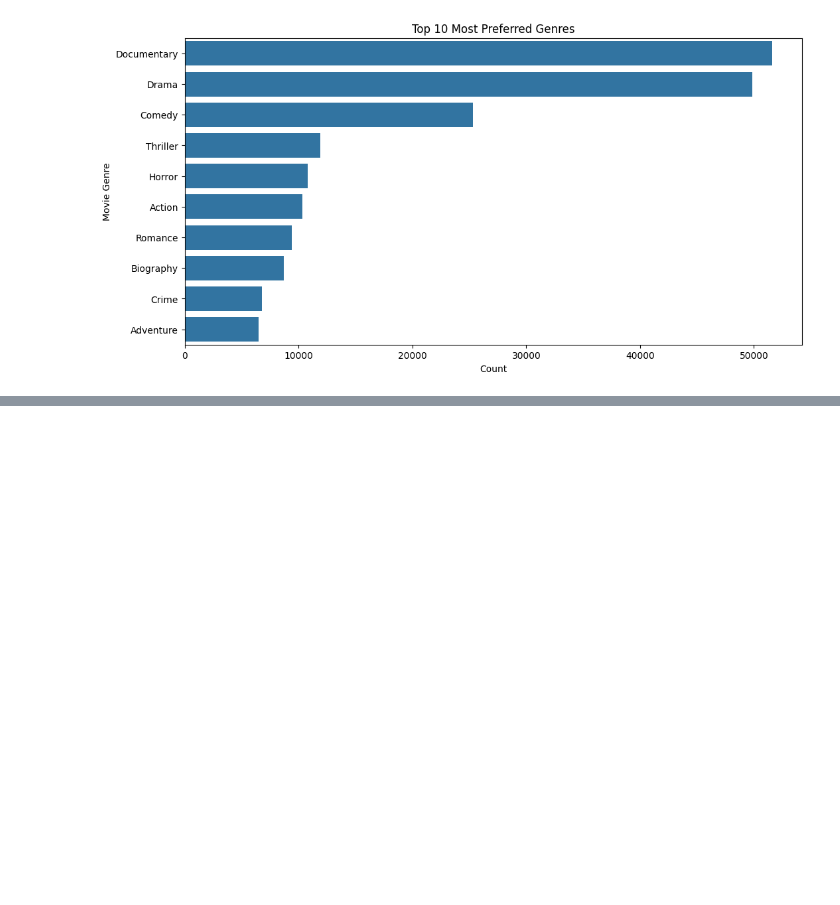
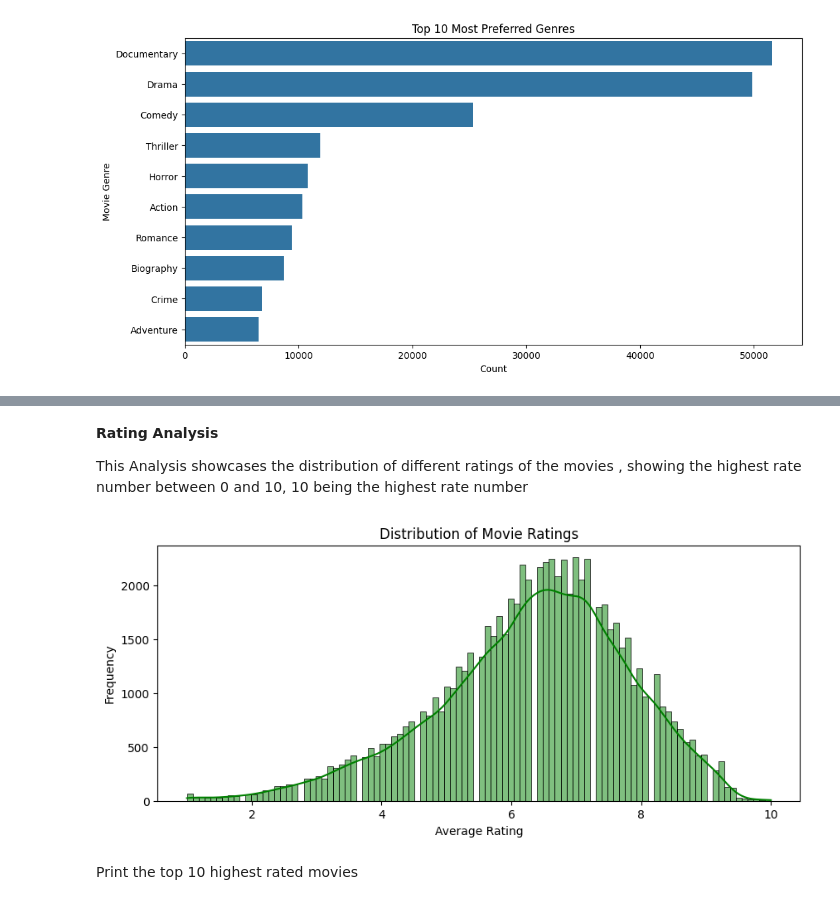
Before and after one commit to Lilian624/Microsoft-Movies-Project-1, a Jupyter notebook: student.ipynb, the cells around one changed output, grey strips where cells are left out. Drawn from its saved outputs; the diff is of its cells as text; code cells hidden in the pictures; blank space fills up the shorter version.

```diff
--- a/student.ipynb
+++ b/student.ipynb
@@ -475,0 +497,16 @@ plt.show()
+# %% [markdown]
+**Rating Analysis**
+
+This Analysis showcases the distribution of different ratings of the movies , showing the highest rate number between 0 and 10, 10 being the highest rate number
+# %%
+# Plot distribution of movie ratings
+plt.figure(figsize=(10, 4))
+sns.histplot(title_ratings['averagerating'], kde=True, color='green')
+plt.title('Distribution of Movie Ratings')
+plt.xlabel('Average Rating')
+plt.ylabel('Frequency')
+plt.show()
+# %% [output]
+[figure, added]
+# %% [markdown]
+Print the top 10 highest rated movies
```
Also changed, not shown: parts of 5 cells of this notebook.
